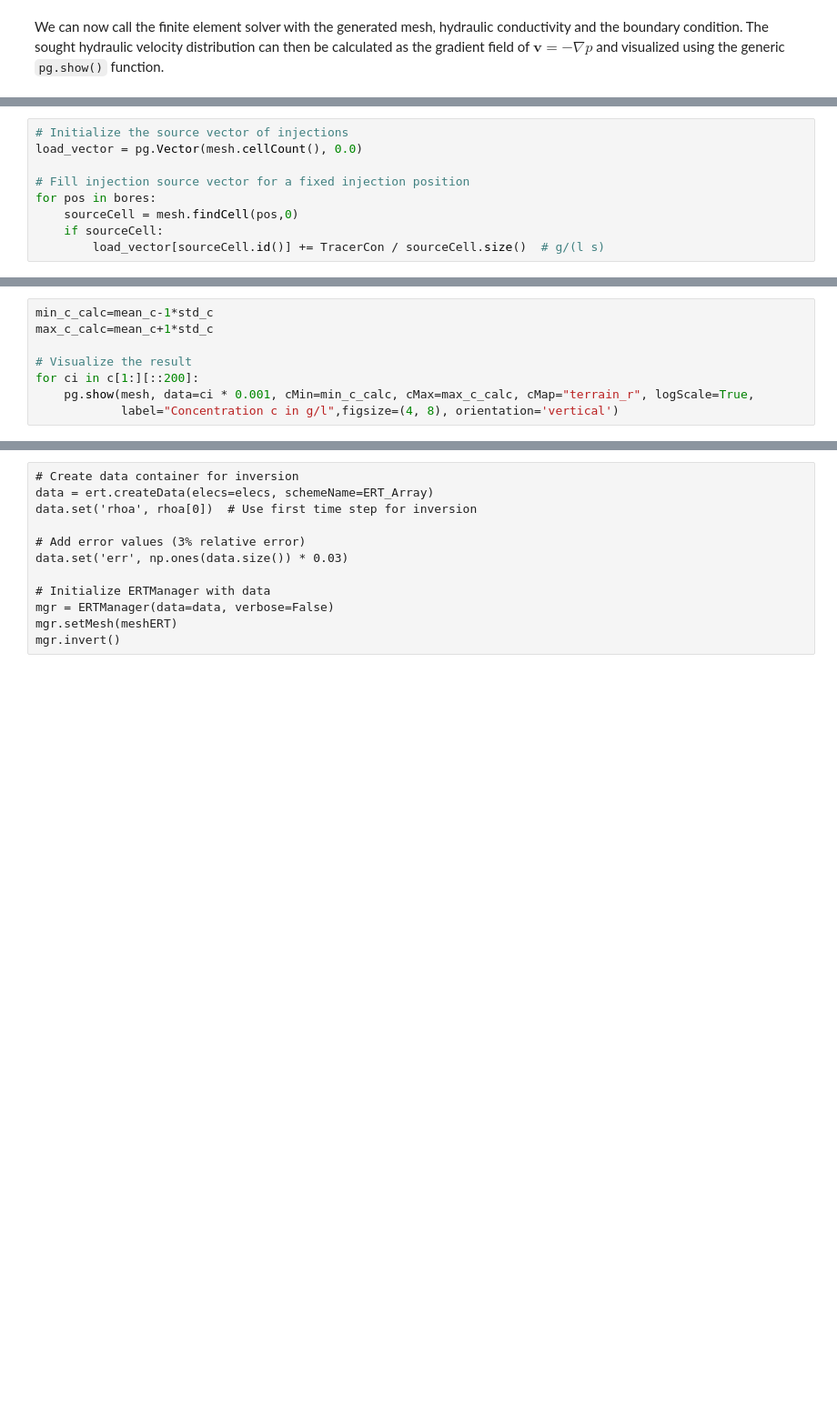
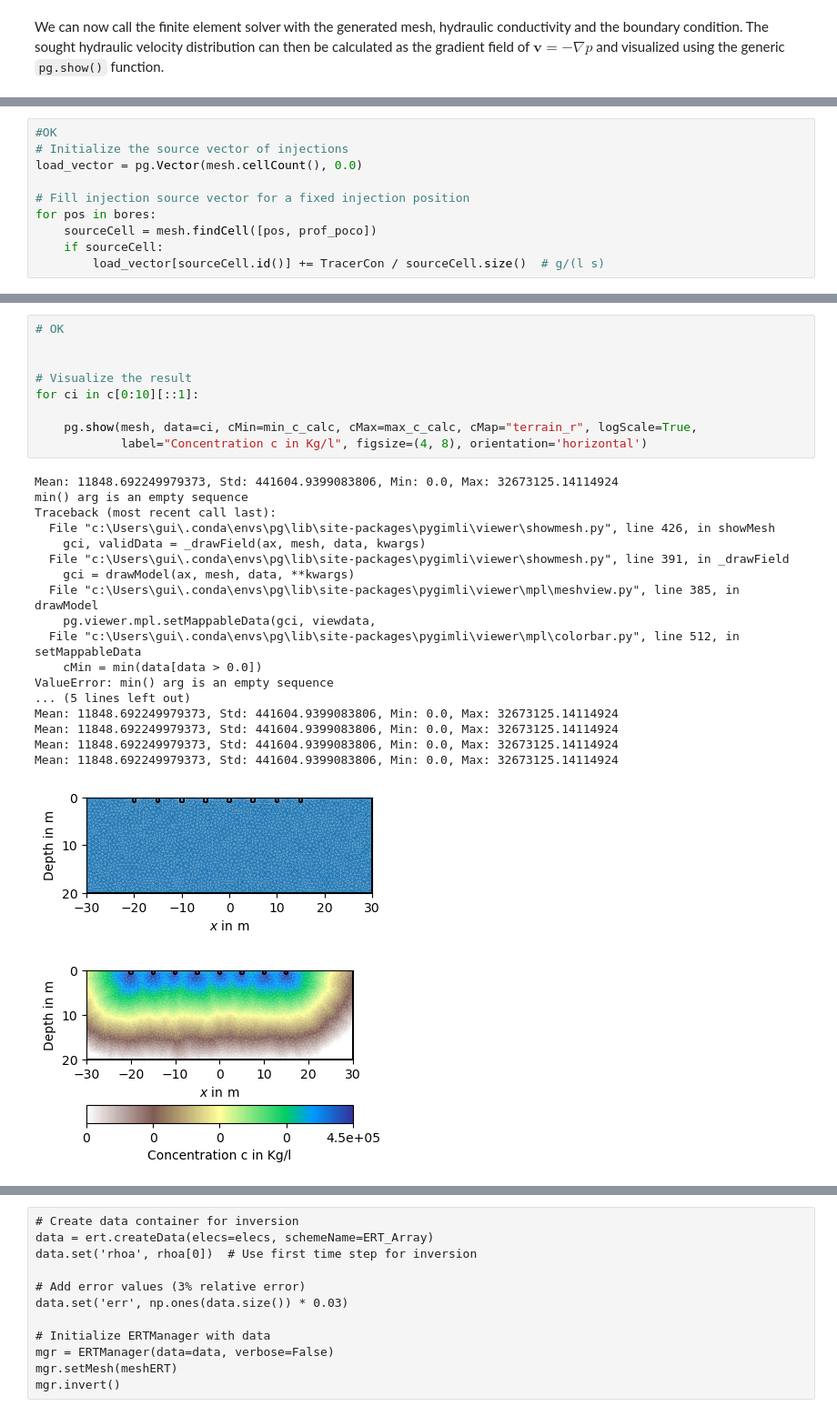
Before and after one commit to guiguilhermegui/TF, a Jupyter notebook: modelo_tf.ipynb, the cells around one changed output, grey strips where cells are left out. Shown at 91% size. Saved outputs shown, nothing was run; the diff lists cells and outputs as text; blank space fills up the shorter version.

```diff
--- a/modelo_tf.ipynb
+++ b/modelo_tf.ipynb
@@ -266,10 +301,11 @@ ax, _ = pg.show(mesh, data=vel, ax=ax, color='y', linewidth=0.6, dropTol=1e-12,
 # %%
+#OK
 # Initialize the source vector of injections
 load_vector = pg.Vector(mesh.cellCount(), 0.0)
 
 # Fill injection source vector for a fixed injection position
 for pos in bores:
-    sourceCell = mesh.findCell(pos,0)
+    sourceCell = mesh.findCell([pos, prof_poco])
     if sourceCell:
         load_vector[sourceCell.id()] += TracerCon / sourceCell.size()  # g/(l s)
 # %%
@@ -301,8 +341,29 @@ print(f"Mean: {mean_c}, Std: {std_c}, Min: {min_c}, Max: {max_c}")
 # %%
-min_c_calc=mean_c-1*std_c
-max_c_calc=mean_c+1*std_c
+# OK
+
 
 # Visualize the result
-for ci in c[1:][::200]:
-    pg.show(mesh, data=ci * 0.001, cMin=min_c_calc, cMax=max_c_calc, cMap="terrain_r", logScale=True,
-            label="Concentration c in g/l",figsize=(4, 8), orientation='vertical')
+for ci in c[0:10][::1]:
+
+    pg.show(mesh, data=ci, cMin=min_c_calc, cMax=max_c_calc, cMap="terrain_r", logScale=True,
+            label="Concentration c in Kg/l", figsize=(4, 8), orientation='horizontal')
+# %% [output]
+Mean: 11848.692249979373, Std: 441604.9399083806, Min: 0.0, Max: 32673125.14114924
+min() arg is an empty sequence
+Traceback (most recent call last):
+  File "c:\Users\gui\.conda\envs\pg\lib\site-packages\pygimli\viewer\showmesh.py", line 426, in showMesh
+    gci, validData = _drawField(ax, mesh, data, kwargs)
+  File "c:\Users\gui\.conda\envs\pg\lib\site-packages\pygimli\viewer\showmesh.py", line 391, in _drawField
+    gci = drawModel(ax, mesh, data, **kwargs)
+  File "c:\Users\gui\.conda\envs\pg\lib\site-packages\pygimli\viewer\mpl\meshview.py", line 385, in drawModel
+    pg.viewer.mpl.setMappableData(gci, viewdata,
+  File "c:\Users\gui\.conda\envs\pg\lib\site-packages\pygimli\viewer\mpl\colorbar.py", line 512, in setMappableData
+    cMin = min(data[data > 0.0])
+ValueError: min() arg is an empty sequence
+... (5 lines left out)
+Mean: 11848.692249979373, Std: 441604.9399083806, Min: 0.0, Max: 32673125.14114924
+Mean: 11848.692249979373, Std: 441604.9399083806, Min: 0.0, Max: 32673125.14114924
+Mean: 11848.692249979373, Std: 441604.9399083806, Min: 0.0, Max: 32673125.14114924
+Mean: 11848.692249979373, Std: 441604.9399083806, Min: 0.0, Max: 32673125.14114924
+[figure, added]
+[figure, added]
```
Also changed, not shown: parts of 23 cells of this notebook, 2 other files.
